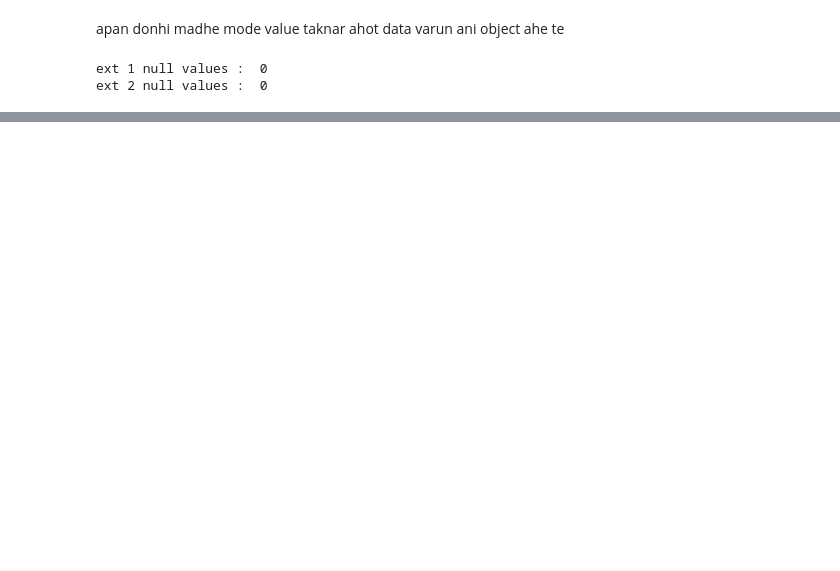
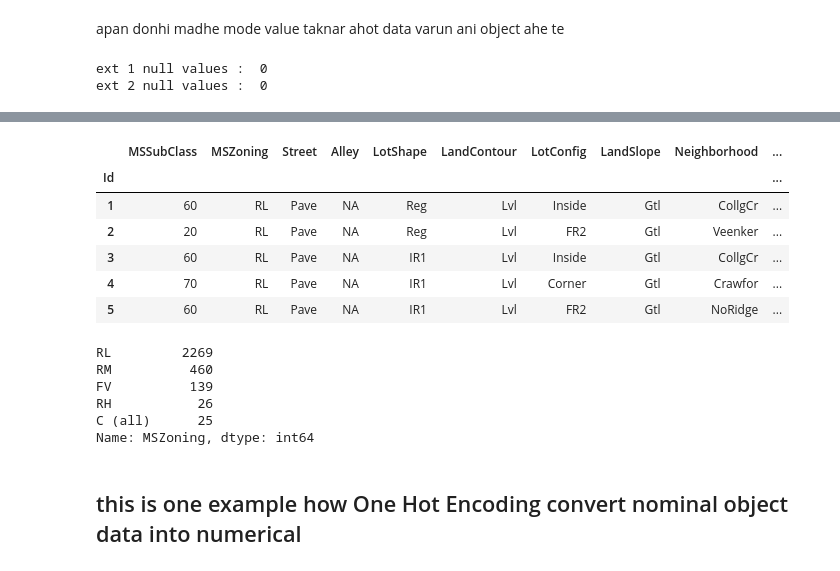
Before and after one commit to omkarkale2810/House_Price_Pridiction, a Jupyter notebook: main.ipynb, the cells around one changed output, grey strips where cells are left out. Saved outputs shown, nothing was run; the diff lists cells and outputs as text; code cells hidden in the pictures; blank space fills up the shorter version.

```diff
--- a/main.ipynb
+++ b/main.ipynb
@@ -541,0 +929,2 @@ ext 2 null values :  0
+# %%
+df_copy["ExterQual"] = df_copy["ExterQual"].astype(CategoricalDtype(categories=["Po" ,"Fa" , "TA" , "Gd" ,"Ex"] , ordered=True)).cat.codes
@@ -541,0 +948,3 @@ ext 2 null values :  0
+# %%
+df_copy["BsmtExposure"] = df_copy["BsmtExposure"].astype(CategoricalDtype(categories=["NA" ,"No" , "Mn" , "Av" ,"Gd"] , ordered=True)).cat.codes
+df_copy["BsmtExposure"].value_counts()
@@ -541,0 +958,14 @@ ext 2 null values :  0
+# %%
+df_copy['BsmtFinType1'] = df_copy['BsmtFinType1'].astype(CategoricalDtype(categories=['NA', 'Unf', 'LwQ', 'Rec', 'BLQ','ALQ', 'GLQ'], ordered = True)).cat.codes
+df_copy['BsmtFinType2'] = df_copy['BsmtFinType2'].astype(CategoricalDtype(categories=['NA', 'Unf', 'LwQ', 'Rec', 'BLQ','ALQ', 'GLQ'], ordered = True)).cat.codes
+df_copy['BsmtQual'] = df_copy['BsmtQual'].astype(CategoricalDtype(categories=['NA', 'Po', 'Fa', 'TA', 'Gd', 'Ex'], ordered = True)).cat.codes
+df_copy['ExterQual'] = df_copy['ExterQual'].astype(CategoricalDtype(categories=['Po', 'Fa', 'TA', 'Gd', 'Ex'], ordered = True)).cat.codes
+df_copy['ExterCond'] = df_copy['ExterCond'].astype(CategoricalDtype(categories=['Po', 'Fa', 'TA', 'Gd', 'Ex'], ordered = True)).cat.codes
+df_copy['Functional'] = df_copy['Functional'].astype(CategoricalDtype(categories=['Sal', 'Sev', 'Maj2', 'Maj1', 'Mod','Min2','Min1', 'Typ'], ordered = True)).cat.codes
+df_copy['GarageCond'] = df_copy['GarageCond'].astype(CategoricalDtype(categories=['NA', 'Po', 'Fa', 'TA', 'Gd', 'Ex'], ordered = True)).cat.codes
+df_copy['GarageQual'] = df_copy['GarageQual'].astype(CategoricalDtype(categories=['NA', 'Po', 'Fa', 'TA', 'Gd', 'Ex'], ordered = True)).cat.codes
+df_copy['GarageFinish'] = df_copy['GarageFinish'].astype(CategoricalDtype(categories=['NA', 'Unf', 'RFn', 'Fin'], ordered = True)).cat.codes
+df_copy['HeatingQC'] = df_copy['HeatingQC'].astype(CategoricalDtype(categories=['Po', 'Fa', 'TA', 'Gd', 'Ex'], ordered = True)).cat.codes
+df_copy['KitchenQual'] = df_copy['KitchenQual'].astype(CategoricalDtype(categories=['Po', 'Fa', 'TA', 'Gd', 'Ex'], ordered = True)).cat.codes
+df_copy['PavedDrive'] = df_copy['PavedDrive'].astype(CategoricalDtype(categories=['N', 'P', 'Y'], ordered = True)).cat.codes
+df_copy['Utilities'] = df_copy['Utilities'].astype(CategoricalDtype(categories=['ELO', 'NASeWa', 'NASeWr', 'AllPub'], ordered = True)).cat.codes
@@ -541,0 +1000,6 @@ ext 2 null values :  0
+# %%
+df_encode = df_copy.copy()
+
+object_features_ = df_encode.select_dtypes(include=object).columns.tolist()
+print("Total Object data type feature : " , len(object_features_))
+object_features_
@@ -541,0 +1025,21 @@ ext 2 null values :  0
+# %%
+df_encode[object_features_].head()
+# %% [output]
+|  | MSSubClass | MSZoning | Street | Alley | LotShape | LandContour | LotConfig | LandSlope | Neighborhood | ... |
+| Id |  |  |  |  |  |  |  |  |  | ... |
+| 1 | 60 | RL | Pave | NA | Reg | Lvl | Inside | Gtl | CollgCr | ... |
+| 2 | 20 | RL | Pave | NA | Reg | Lvl | FR2 | Gtl | Veenker | ... |
+| 3 | 60 | RL | Pave | NA | IR1 | Lvl | Inside | Gtl | CollgCr | ... |
+| 4 | 70 | RL | Pave | NA | IR1 | Lvl | Corner | Gtl | Crawfor | ... |
+| 5 | 60 | RL | Pave | NA | IR1 | Lvl | FR2 | Gtl | NoRidge | ... |
+# %%
+df_encode["MSZoning"].value_counts()
+# %% [output]
+RL         2269
+RM          460
+FV          139
+RH           26
+C (all)      25
+Name: MSZoning, dtype: int64
+# %% [markdown]
+## this is one example how One Hot Encoding convert nominal object data into numerical
```
Also changed, not shown: parts of 83 cells of this notebook, 1 other file.
